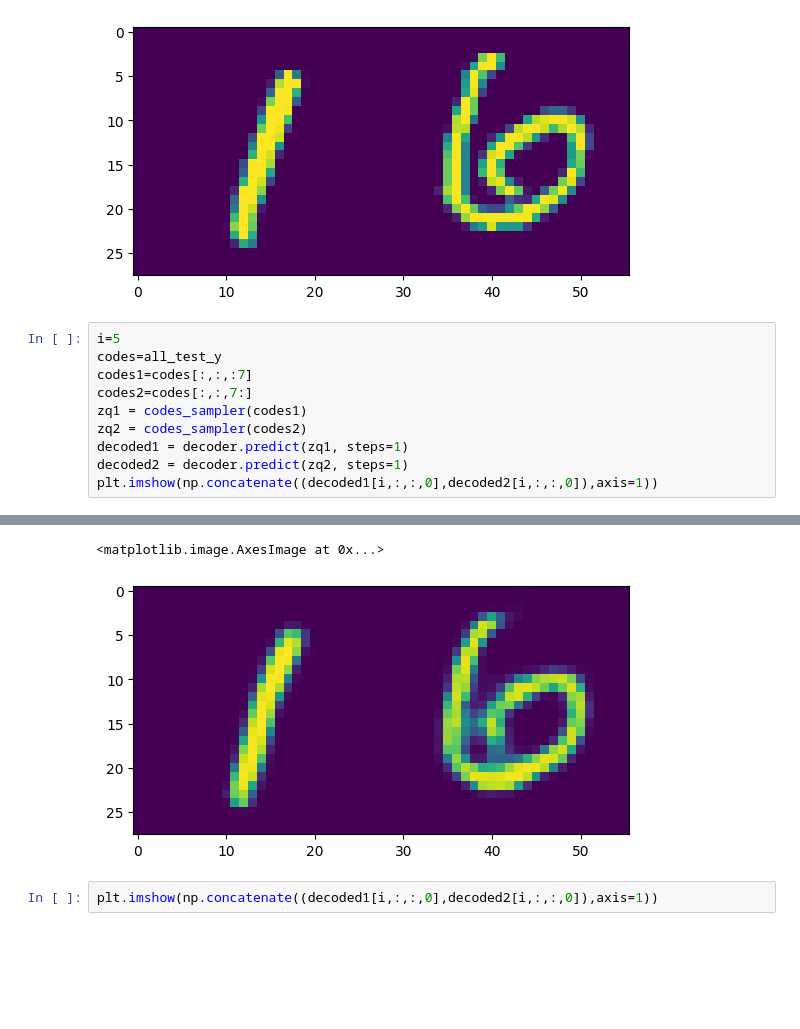
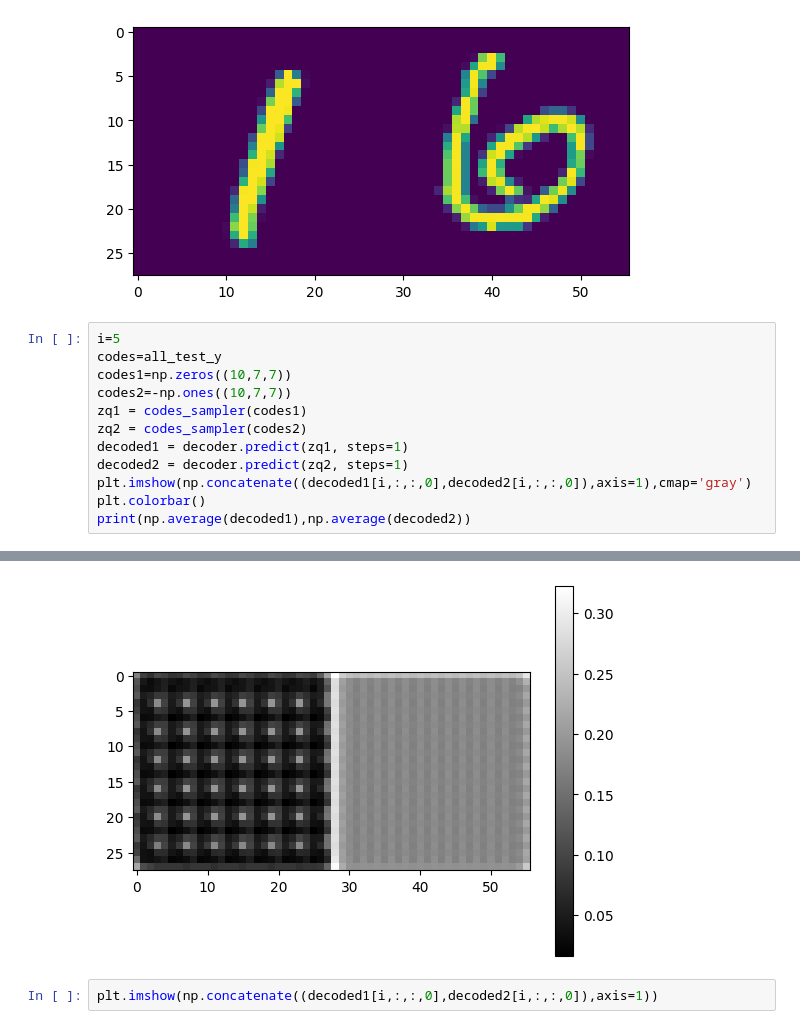
Before and after one commit to ZahraFayyaz/2021-bordeaux-ODD, a Jupyter notebook: Markus.ipynb, the cells around one changed output, grey strips where cells are left out. Drawn from its saved outputs; the diff is of its cells as text; blank space fills up the shorter version.

```diff
--- a/Markus.ipynb
+++ b/Markus.ipynb
@@ -627,11 +577,13 @@ plt.imshow(all_x_test[i,:,:,0])
 # %%
 i=5
 codes=all_test_y
-codes1=codes[:,:,:7]
-codes2=codes[:,:,7:]
+codes1=np.zeros((10,7,7))
+codes2=-np.ones((10,7,7))
 zq1 = codes_sampler(codes1)
 zq2 = codes_sampler(codes2)
 decoded1 = decoder.predict(zq1, steps=1)
 decoded2 = decoder.predict(zq2, steps=1)
-plt.imshow(np.concatenate((decoded1[i,:,:,0],decoded2[i,:,:,0]),axis=1))
+plt.imshow(np.concatenate((decoded1[i,:,:,0],decoded2[i,:,:,0]),axis=1),cmap='gray')
+plt.colorbar()
+print(np.average(decoded1),np.average(decoded2))
 # %% [output]
@@ -640,5 +593,4 @@ plt.imshow(np.concatenate((decoded1[i,:,:,0],decoded2[i,:,:,0]),axis=1))
-<matplotlib.image.AxesImage at 0x...>
-[figure, old version]
+[figure, new version]
 # %%
 plt.imshow(np.concatenate((decoded1[i,:,:,0],decoded2[i,:,:,0]),axis=1))
 # %% [output]
```
Also changed, not shown: parts of 15 cells of this notebook.
